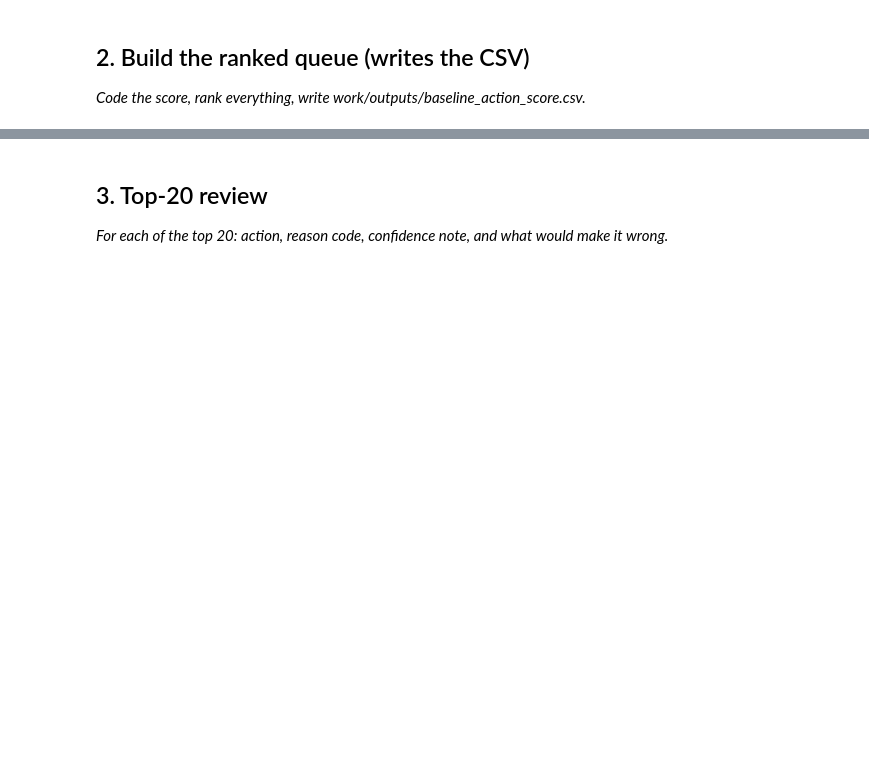
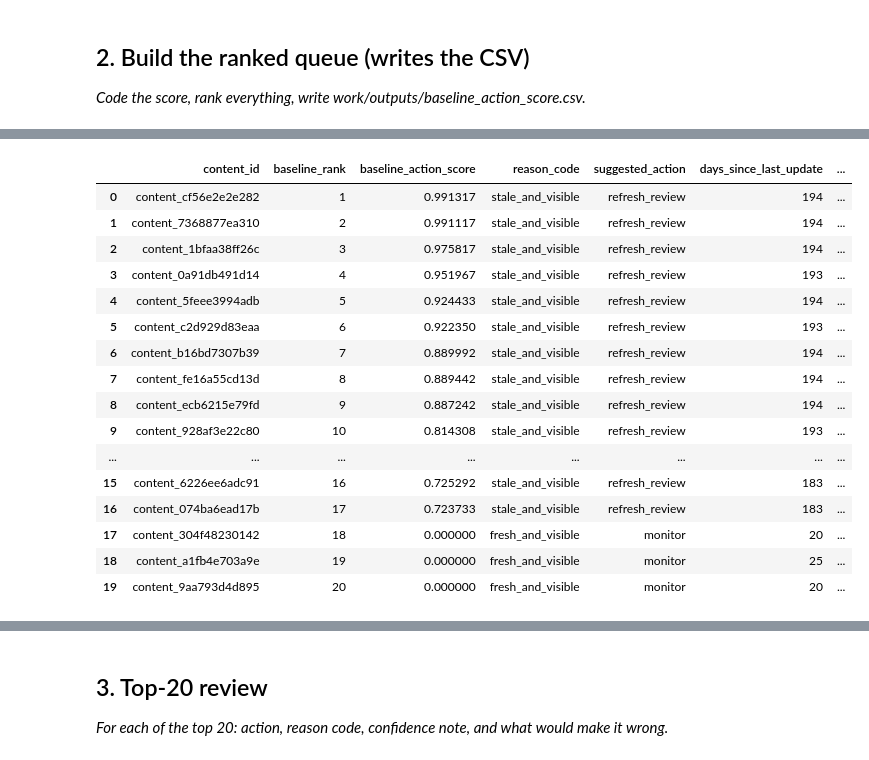
Before and after one commit to SriKeerthi16-b/Machine-Learning, a Jupyter notebook: work/notebooks/w04_baseline_score.ipynb, the cells around one changed output, grey strips where cells are left out. Saved outputs shown, nothing was run; the diff lists cells and outputs as text; code cells hidden in the pictures; blank space fills up the shorter version.

```diff
--- a/work/notebooks/w04_baseline_score.ipynb
+++ b/work/notebooks/w04_baseline_score.ipynb
@@ -22,0 +116,63 @@ This skeleton is yours to fill. Work the sections **in order** — each one has
+# %%
+# This cell is for CODE (numbers, a query, a check).
+# Write your text answer in the cell ABOVE this one — typing sentences here breaks Run All.
+# Calculate relative scores for the two signals
+
+df["freshness_risk_score"] = (
+    df["days_since_last_update"].rank(pct=True)
+)
+
+df["visibility_score"] = (
+    df["impressions_90d"].rank(pct=True)
+)
+
+# Apply the rule
+rule_match = df["reason_code"] == "stale_and_visible"
+
+# Calculate baseline score
+df["baseline_action_score"] = np.where(
+    rule_match,
+    0.5 * df["freshness_risk_score"]
+    + 0.5 * df["visibility_score"],
+    0.0
+)
+
+# Rank all pages
+df["baseline_rank"] = (
+    df["baseline_action_score"]
+    .rank(method="first", ascending=False)
+    .astype(int)
+)
+
+# Create output folder
+from pathlib import Path
+
+output_path = Path("work/outputs/baseline_action_score.csv")
+output_path.parent.mkdir(parents=True, exist_ok=True)
+
+# Create ranked queue
+output_columns = [
+    "content_id",
+    "baseline_rank",
+    "baseline_action_score",
+    "reason_code",
+    "suggested_action",
+    "days_since_last_update",
+    "impressions_90d",
+]
+
+queue = (
+    df[output_columns]
+    .sort_values("baseline_rank")
+    .reset_index(drop=True)
+)
+
+# Write CSV
+queue.to_csv(output_path, index=False)
+
+print("Rows ranked:", len(queue))
+print("CSV written to:", output_path)
+
+print("\nTop 20:")
+display(queue.head(20))
+# %% [output]
@@ -22,0 +183,17 @@ This skeleton is yours to fill. Work the sections **in order** — each one has
+|  | content_id | baseline_rank | baseline_action_score | reason_code | suggested_action | days_since_last_update | ... |
+| 0 | content_cf56e2e2e282 | 1 | 0.991317 | stale_and_visible | refresh_review | 194 | ... |
+| 1 | content_7368877ea310 | 2 | 0.991117 | stale_and_visible | refresh_review | 194 | ... |
+| 2 | content_1bfaa38ff26c | 3 | 0.975817 | stale_and_visible | refresh_review | 194 | ... |
+| 3 | content_0a91db491d14 | 4 | 0.951967 | stale_and_visible | refresh_review | 193 | ... |
+| 4 | content_5feee3994adb | 5 | 0.924433 | stale_and_visible | refresh_review | 194 | ... |
+| 5 | content_c2d929d83eaa | 6 | 0.922350 | stale_and_visible | refresh_review | 193 | ... |
+| 6 | content_b16bd7307b39 | 7 | 0.889992 | stale_and_visible | refresh_review | 194 | ... |
+| 7 | content_fe16a55cd13d | 8 | 0.889442 | stale_and_visible | refresh_review | 194 | ... |
+| 8 | content_ecb6215e79fd | 9 | 0.887242 | stale_and_visible | refresh_review | 194 | ... |
+| 9 | content_928af3e22c80 | 10 | 0.814308 | stale_and_visible | refresh_review | 193 | ... |
+| ... | ... | ... | ... | ... | ... | ... | ... |
+| 15 | content_6226ee6adc91 | 16 | 0.725292 | stale_and_visible | refresh_review | 183 | ... |
+| 16 | content_074ba6ead17b | 17 | 0.723733 | stale_and_visible | refresh_review | 183 | ... |
+| 17 | content_304f48230142 | 18 | 0.000000 | fresh_and_visible | monitor | 20 | ... |
+| 18 | content_a1fb4e703a9e | 19 | 0.000000 | fresh_and_visible | monitor | 25 | ... |
+| 19 | content_9aa793d4d895 | 20 | 0.000000 | fresh_and_visible | monitor | 20 | ... |
```
Also changed, not shown: parts of 12 cells of this notebook.
